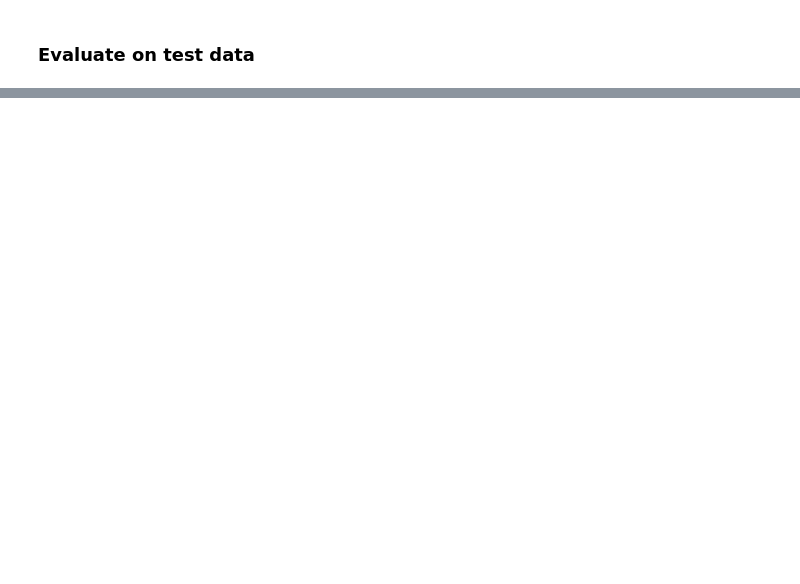
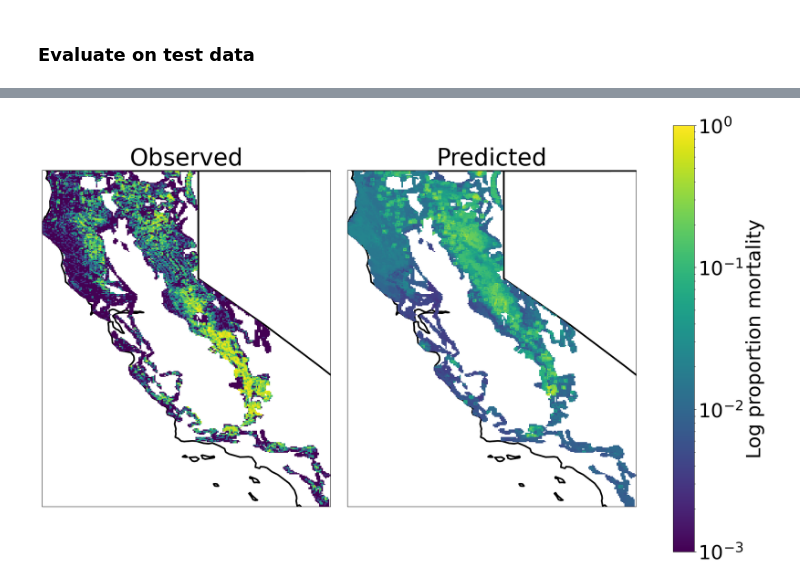
Before and after one commit to s-kganz/ForestLST, a Jupyter notebook: notebooks/build_preisler_nn.ipynb, the cells around one changed output, grey strips where cells are left out. Cells and saved outputs as stored; diff of their text form; code cells hidden in the pictures; blank space fills up the shorter version.

```diff
--- a/notebooks/build_preisler_nn.ipynb
+++ b/notebooks/build_preisler_nn.ipynb
@@ -670,0 +327,9 @@ for t in tasks: t.start()
+# %%
+# Make a map
+import xarray as xr
+import cartopy.crs as ccrs
+
+# ds_test["mortality_predict"] = y_test_hat
+
+ds_test_xr = xr.Dataset.from_dataframe(ds_test.set_index(["latitude", "longitude", "year"]))
+ds_test_xr
@@ -670,0 +353,41 @@ for t in tasks: t.start()
+# %%
+from matplotlib.colors import LogNorm
+import cartopy.feature as cfeature
+
+plt.rcParams.update({"font.size": 36})
+
+fig = plt.figure(figsize=(20, 12))
+
+mercator_proj = ccrs.PlateCarree()
+ax1 = fig.add_subplot(1, 2, 1, projection=mercator_proj)
+ax2 = fig.add_subplot(1, 2, 2, projection=mercator_proj)
+
+# Get state bordesr
+state_borders = cfeature.NaturalEarthFeature(
+    category='cultural',
+    name='admin_1_states_provinces_lakes',
+    scale='50m', facecolor='#FFFFFF'
+)
+
+# Draw predictions
+eps = 1e-3
+norm = LogNorm(vmin=eps, vmax=1)
+
+mort = ds_test_xr.sel(year=test_years[1]).pct_mortality + eps
+pred = ds_test_xr.sel(year=test_years[1]).mortality_predict + eps
+
+ax1.add_feature(state_borders, edgecolor="black", linewidth=3, zorder=0)
+ax2.add_feature(state_borders, edgecolor="black", linewidth=3, zorder=0)
+_  = mort.plot(ax=ax1, add_colorbar=False, norm=norm)
+im = pred.plot(ax=ax2, add_colorbar=False, norm=norm)
+ax1.set_title("Observed")
+ax2.set_title("Predicted")
+ax1.set_facecolor("white")
+ax2.set_facecolor("white")
+plt.tight_layout()
+fig.colorbar(im, ax=[ax1, ax2], label="Log proportion mortality", location="right")
+# plt.show()
+fig.patch.set_alpha(0.0)
+# fig.savefig("map.png")
+# %% [output]
+[figure, added]
```
Also changed, not shown: parts of 77 cells of this notebook.
